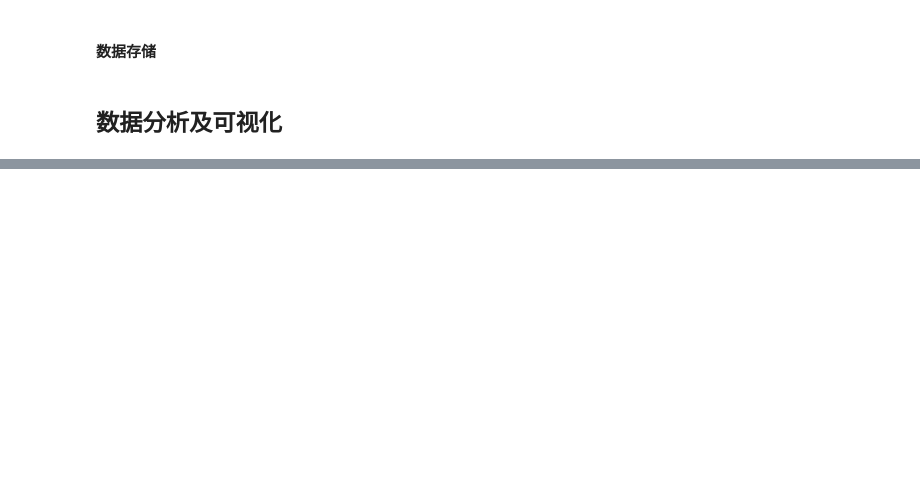
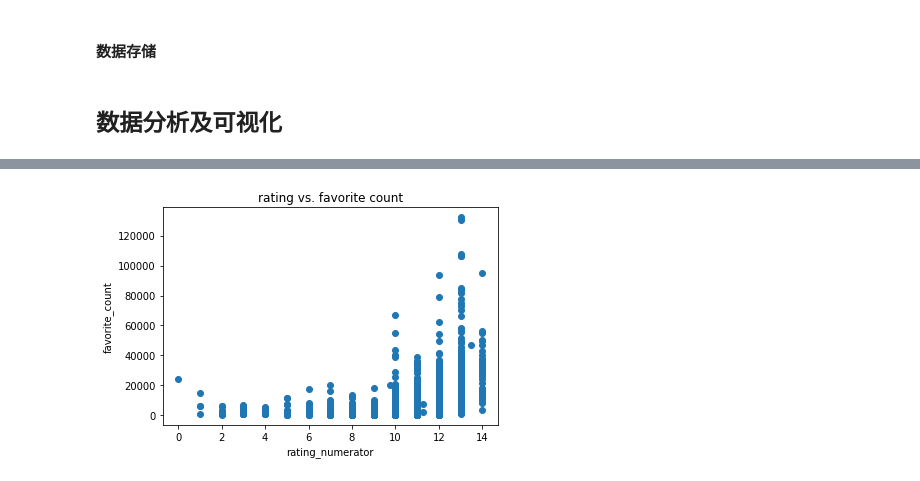
Before and after one commit to jingjingh4/udacity-DA-course, a Jupyter notebook: data-wrangling/WeRateDog/wrangle_act.ipynb, the cells around one changed output, grey strips where cells are left out. Drawn from its saved outputs; the diff is of its cells as text; code cells hidden in the pictures; blank space fills up the shorter version.

```diff
--- a/data-wrangling/WeRateDog/wrangle_act.ipynb
+++ b/data-wrangling/WeRateDog/wrangle_act.ipynb
@@ -469,11 +902,9 @@ df_favorite = twitter_master[['favorite_count','rating_numerator']]
 df_favorite = twitter_master[twitter_master['rating_numerator']<40]
 # %%
-import matplotlib.pyplot as plt
-%matplotlib inline
-
-
 plt.scatter(df_favorite['rating_numerator'],df_favorite['favorite_count'])
 plt.xlabel('rating_numerator')
 plt.ylabel('favorite_count')
-plt.title('scatter')
+plt.title('rating vs. favorite count')
 plt.show()
+# %% [output]
+[figure, added]
```
Also changed, not shown: parts of 70 cells of this notebook, 5 other files.
